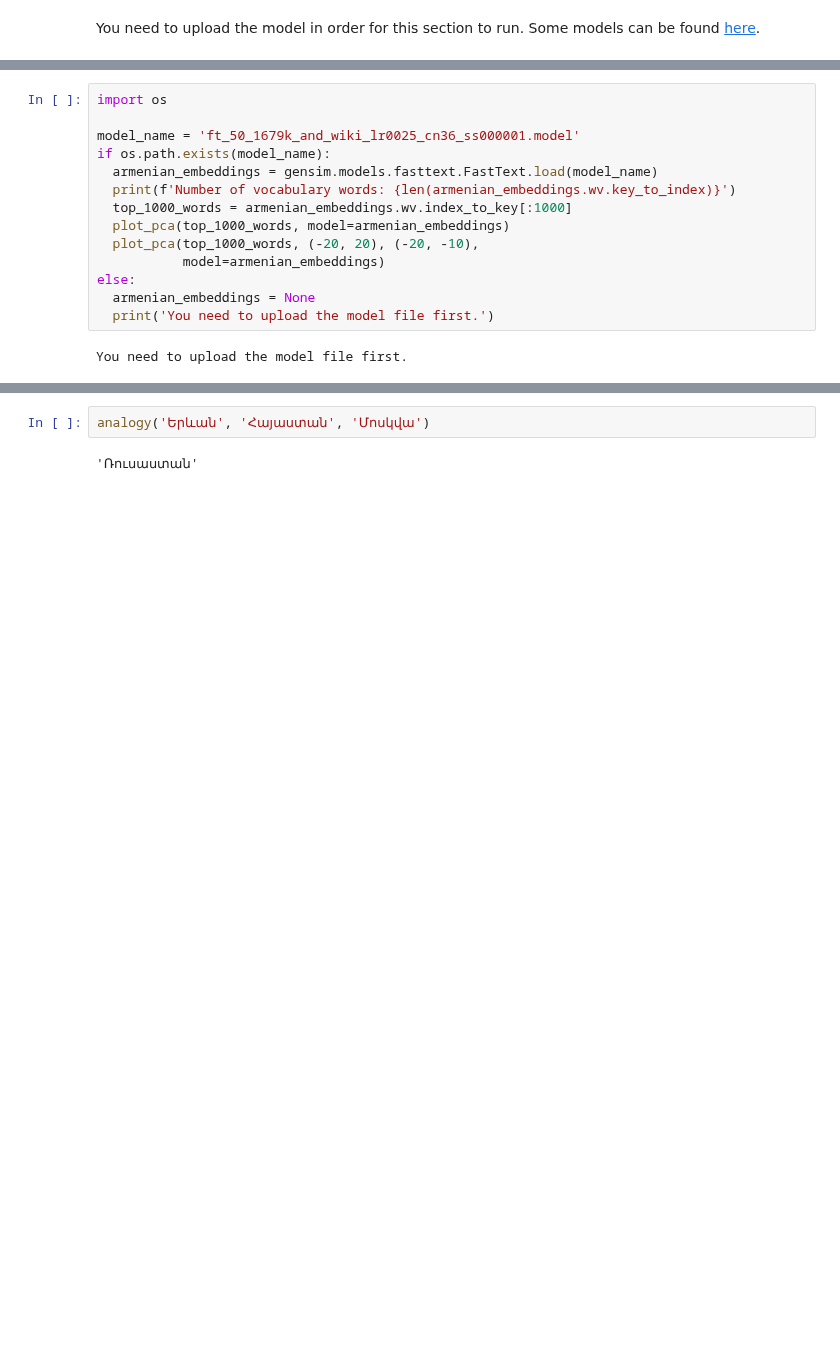
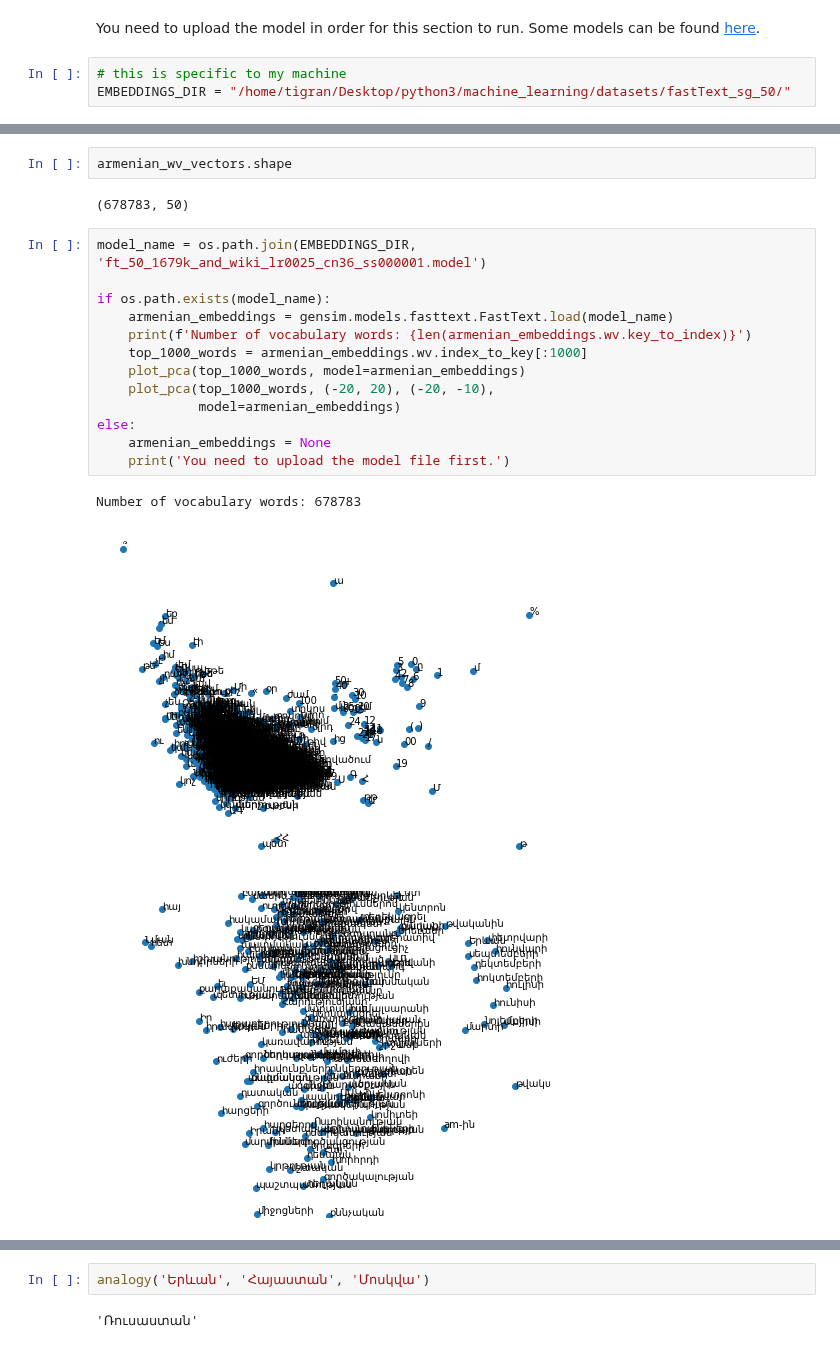
Before and after one commit to tigranfah/machine_learning, a Jupyter notebook: ACA_course/machine_learning/homeworks/homework11/Introduction_to_NLP_and_Word_vectors.ipynb, the cells around one changed output, grey strips where cells are left out. Drawn from its saved outputs; the diff is of its cells as text; blank space fills up the shorter version.

```diff
--- a/ACA_course/machine_learning/homeworks/homework11/Introduction_to_NLP_and_Word_vectors.ipynb
+++ b/ACA_course/machine_learning/homeworks/homework11/Introduction_to_NLP_and_Word_vectors.ipynb
@@ -237,2 +279,5 @@ def plot_pca(word_list, x_lim=None, y_lim=None, axis='off',
 # %% [markdown]
 You need to upload the model in order for this section to run. Some models can be found [here](https://drive.google.com/drive/folders/1S_bFgENkQu-sn_fJjGC8xaMehncxoqji?usp=sharing).
+# %%
+# this is specific to my machine
+EMBEDDINGS_DIR = "/home/tigran/Desktop/python3/machine_learning/datasets/fastText_sg_50/"
@@ -239,19 +296,24 @@ You need to upload the model in order for this section to run. Some models can b
+# %%
+armenian_wv_vectors.shape
+# %% [output]
+(678783, 50)
 # %%
-import os
+model_name = os.path.join(EMBEDDINGS_DIR, 'ft_50_1679k_and_wiki_lr0025_cn36_ss000001.model')
 
-model_name = 'ft_50_1679k_and_wiki_lr0025_cn36_ss000001.model'
 if os.path.exists(model_name):
-  armenian_embeddings = gensim.models.fasttext.FastText.load(model_name)
-  print(f'Number of vocabulary words: {len(armenian_embeddings.wv.key_to_index)}')
-  top_1000_words = armenian_embeddings.wv.index_to_key[:1000]
-  plot_pca(top_1000_words, model=armenian_embeddings)
-  plot_pca(top_1000_words, (-20, 20), (-20, -10),
-           model=armenian_embeddings)
+    armenian_embeddings = gensim.models.fasttext.FastText.load(model_name)
+    print(f'Number of vocabulary words: {len(armenian_embeddings.wv.key_to_index)}')
+    top_1000_words = armenian_embeddings.wv.index_to_key[:1000]
+    plot_pca(top_1000_words, model=armenian_embeddings)
+    plot_pca(top_1000_words, (-20, 20), (-20, -10),
+             model=armenian_embeddings)
 else:
-  armenian_embeddings = None
-  print('You need to upload the model file first.')
+    armenian_embeddings = None
+    print('You need to upload the model file first.')
 # %% [output]
-You need to upload the model file first.
+Number of vocabulary words: 678783
+[figure, added]
+[figure, added]
 # %%
 armenian_embeddings.wv.most_similar(positive=['դպրոց'])
 # %% [output]
```
Also changed, not shown: parts of 15 cells of this notebook, 5 other files.
